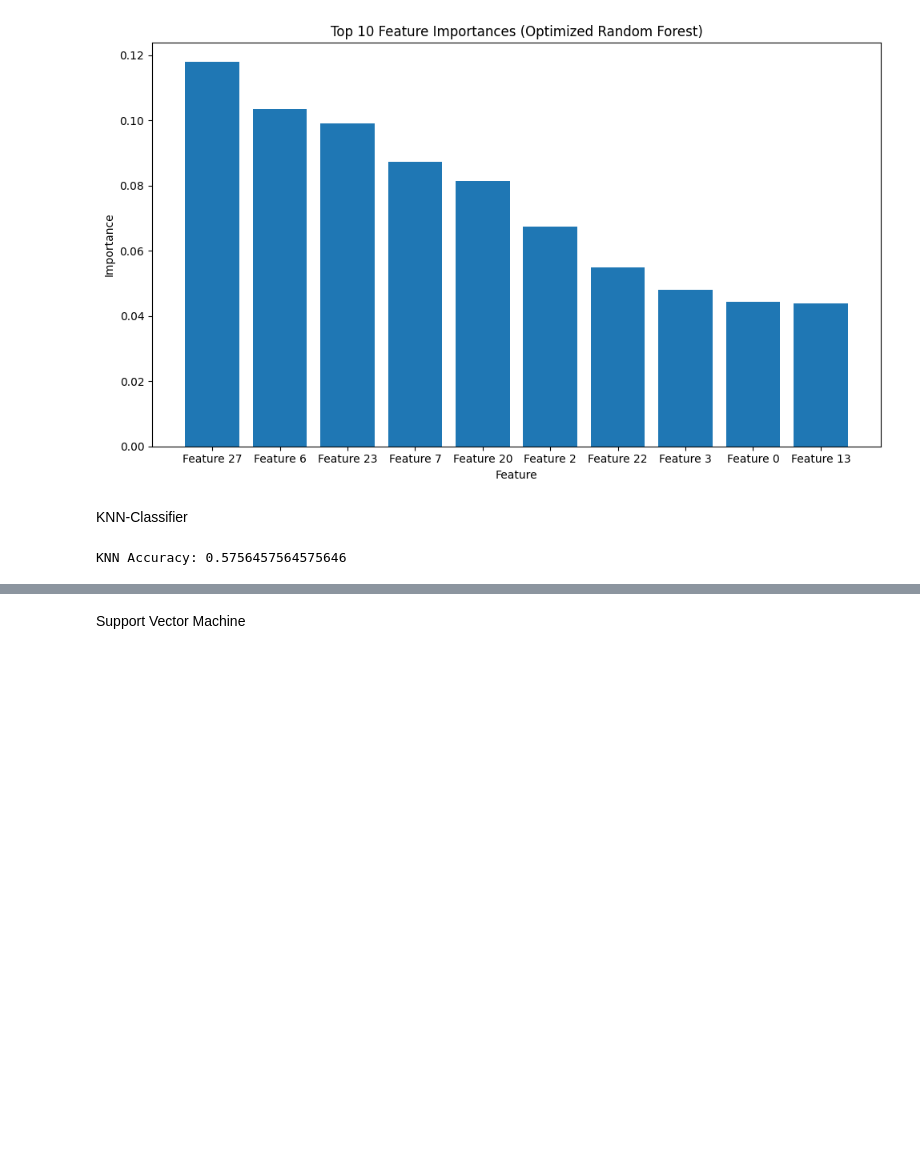
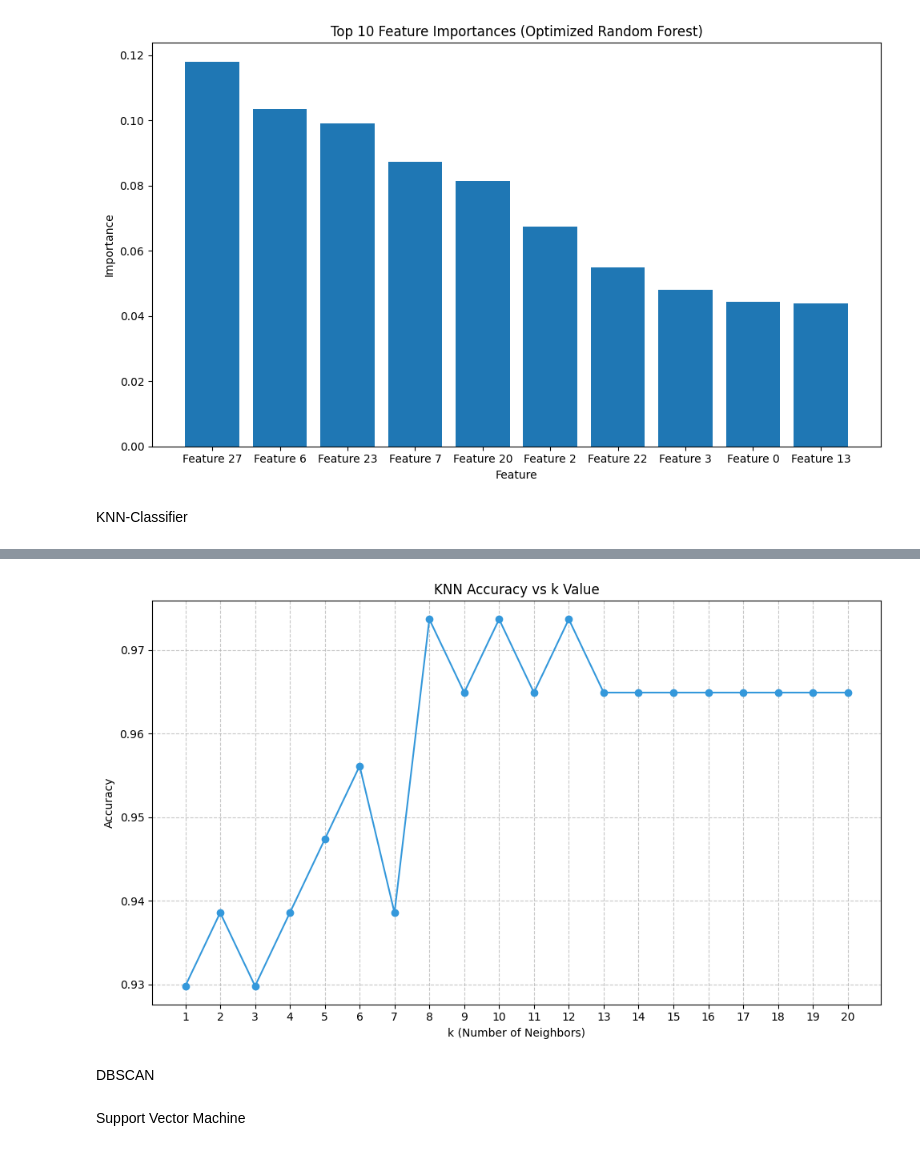
Before and after one commit to atanukayal/prmlproject, a Jupyter notebook: prml.ipynb, the cells around one changed output, grey strips where cells are left out. Drawn from its saved outputs; the diff is of its cells as text; code cells hidden in the pictures; blank space fills up the shorter version.

```diff
--- a/prml.ipynb
+++ b/prml.ipynb
@@ -789,14 +789,68 @@ Accuracy improvement: 0.00%
 [figure]
 # %% [markdown]
 KNN-Classifier
-# %%
-from sklearn.neighbors import KNeighborsClassifier
-from sklearn.metrics import accuracy_score
-
-knn = KNeighborsClassifier(n_neighbors=5, metric='euclidean')  # Try different k values
-knn.fit(X_train, y_train)
-
-y_pred = knn.predict(X_test)
-print("KNN Accuracy:", accuracy_score(y_test, y_pred))
-# %% [output]
-KNN Accuracy: 0.5756457564575646
+# %%
+from sklearn.neighbors import KNeighborsClassifier
+from sklearn.model_selection import GridSearchCV
+from sklearn.metrics import accuracy_score
+import matplotlib.pyplot as plt
+import numpy as np
+import time
+
+# Basic KNN model (as shown in your code)
+knn_basic = KNeighborsClassifier(n_neighbors=5, metric='euclidean')
+start_time = time.time()
+knn_basic.fit(X_train, y_train)
+y_pred = knn_basic.predict(X_test)
+basic_accuracy = accuracy_score(y_test, y_pred)
+basic_time = time.time() - start_time
+
+print(f"Basic KNN Accuracy: {basic_accuracy:.4f}")
+print(f"Training time: {basic_time:.2f} seconds")
+
+# Hyperparameter tuning for KNN
+print("\nPerforming hyperparameter tuning for KNN...")
+param_grid = {
+    'n_neighbors': [3, 5, 7, 9, 11],
+    'weights': ['uniform', 'distance'],
+    'metric': ['euclidean', 'manhattan', 'minkowski'],
+    'algorithm': ['auto', 'ball_tree', 'kd_tree', 'brute']
+}
+
+grid_search = GridSearchCV(
+    KNeighborsClassifier(),
+    param_grid,
+    cv=3,
+    scoring='accuracy',
+    n_jobs=-1
+)
+
+start_time = time.time()
+grid_search.fit(X_train, y_train)
+tuning_time = time.time() - start_time
+
+print(f"Best parameters: {grid_search.best_params_}")
+print(f"GridSearchCV took {tuning_time:.2f} seconds")
+
+
+
+# Visualize accuracy vs k value
+k_values = list(range(1, 21))
+accuracies = []
+
+for k in k_values:
+    knn = KNeighborsClassifier(n_neighbors=k, **{key: value for key, value in grid_search.best_params_.items() if key != 'n_neighbors'})
+    knn.fit(X_train, y_train)
+    y_pred = knn.predict(X_test)
+    accuracies.append(accuracy_score(y_test, y_pred))
+
+plt.figure(figsize=(10, 6))
+plt.plot(k_values, accuracies, marker='o', linestyle='-', color='#3498db')
+plt.title('KNN Accuracy vs k Value')
+plt.xlabel('k (Number of Neighbors)')
+plt.ylabel('Accuracy')
+plt.xticks(k_values)
+plt.grid(True, linestyle='--', alpha=0.7)
+plt.tight_layout()
+plt.show()
+# %% [output]
@@ -803,3 +863,6 @@ KNN Accuracy: 0.5756457564575646
+[figure, added]
+# %% [markdown]
+DBSCAN
 # %% [markdown]
 Support Vector Machine
 # %%
```
Also changed, not shown: parts of 1 cell of this notebook.
